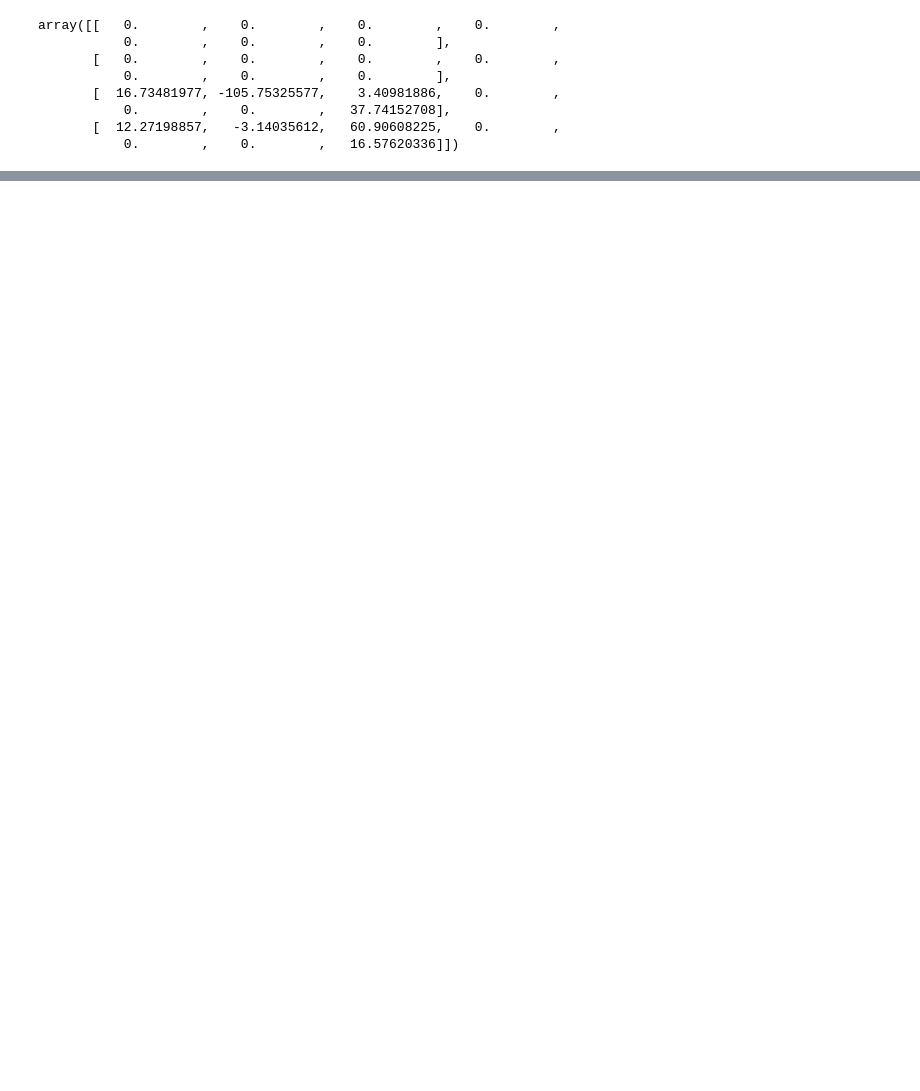
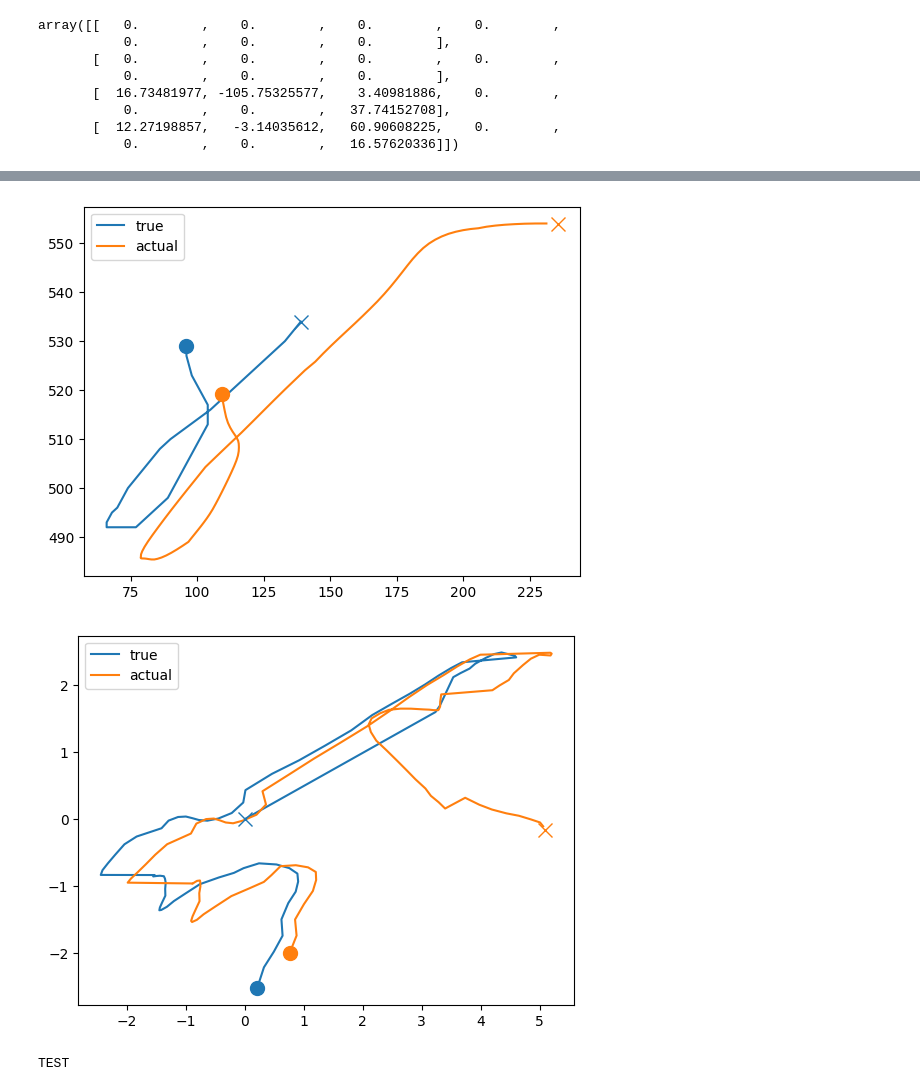
Before and after one commit to ashwin133/BrainMachineInterfaces_pilotExperiment, a Jupyter notebook: DataAnalysis/conductDecoderAnalysis.ipynb, the cells around one changed output, grey strips where cells are left out. Saved outputs shown, nothing was run; the diff lists cells and outputs as text; code cells hidden in the pictures; blank space fills up the shorter version.

```diff
--- a/DataAnalysis/conductDecoderAnalysis.ipynb
+++ b/DataAnalysis/conductDecoderAnalysis.ipynb
@@ -362,0 +577,77 @@ mdl.findOptimalG(u)
+# %%
+# Now let's try to fit data using ProcessData class for right hand
+
+dataProcessor = ProcessData('../GameSaves/Ashwin_09_01__17_05_10mins_updated2.pkl','../GameSaves/Ashwin_09_01__17_20_90s_updated.pkl')
+dataProcessor.retrieveTrainingFeatureData(rigidBodyGroup= "B")
+dataProcessor.retrieveTestFeatureData(rigidBodyGroup="B")
+
+
+# Normalise training and test data
+dataProcessor.retrieveTestOutputs()
+dataProcessor.retrieveTrainingOutputs()
+
+dataProcessor.normaliseDatasets(byVariance=False,delCalibrationData=True)
+print(dataProcessor.outputTrainingData.shape,dataProcessor.featureTrainingData.shape)
+print(dataProcessor.outputTestData.shape,dataProcessor.featureTestData.shape)
+
+
+F = np.mat([[1,0,0.92,0],[0,1,0,0.92],[-0.06,0,-0.06,0],[0,-0.06,0,0]])
+
+H = np.mat([[1,0,0,0],[0,1,0,0],[0,0,1,0],[0,0,0,1]])
+print(H.shape)
+
+mdl_2 = StateModel(F,G = None, H = H,X0 = X0)
+
+
+
+
+
+
+velocityData = dataProcessor.trainingDataGameEngine.cursorVelocityWriteDatastore[2:]
+dists = dataProcessor.trainingDataGameEngine.cursorPositionWriteDatastore[2:,:]
+X = np.zeros((dists.shape[0],4))
+X[:,0:2] = dists
+X[:,2:4] = velocityData
+mdl_2.X = X
+mdl_2.findOptimalG(dataProcessor.featureTrainingData,addOffset = True)
+mdl_2.G = mdl_2.G_opt
+mdl_2.findZ_X_noNoise(dataProcessor.featureTrainingData,addOffset = True)
+
+dists_ = dists.copy()
+#dists_[:,1] = - dists[:,1] + 700
+plotComparison(dists_,mdl_2.Z,plotFrom = 1000,plotTo = 1100)
+
+
+# fetch list of velocities
+velocityData = dataProcessor.trainingDataGameEngine.cursorVelocityWriteDatastore[1:]
+velocityData.shape # shape 1877 x 2
+
+velocityData_ = velocityData.copy()
+#velocityData_[:,1] =  velocityData[:,1]
+
+plotComparison(velocityData_,mdl_2.Z[:,2:],plotFrom = 1000,plotTo = 1100)
+
+
+# NOW test on TEST DATA
+
+print("TEST")
+
+
+mdl_2.findZ_X_noNoise(dataProcessor.featureTestData,addOffset = True)
+
+
+dists = dataProcessor.testDataGameEngine.cursorPositionWriteDatastore[1:,:]
+dists_ = dists.copy()
+#dists_[:,1] = - dists[:,1] + 700
+plotComparison(dists_,mdl_2.Z,plotFrom = 1000,plotTo = 1100)
+
+
+# fetch list of velocities
+velocityData = dataProcessor.testDataGameEngine.cursorVelocityWriteDatastore[1:]
+velocityData.shape # shape 1877 x 2
+
+velocityData_ = velocityData.copy()
+#velocityData_[:,1] =  velocityData[:,1]
+
+plotComparison(velocityData_,mdl_2.Z[:,2:],plotFrom = 1000,plotTo = 1100)
+# %% [output]
@@ -362,0 +658,3 @@ mdl.findOptimalG(u)
+[figure, added]
+[figure, added]
+TEST
```
Also changed, not shown: parts of 16 cells of this notebook, 8 other files.
